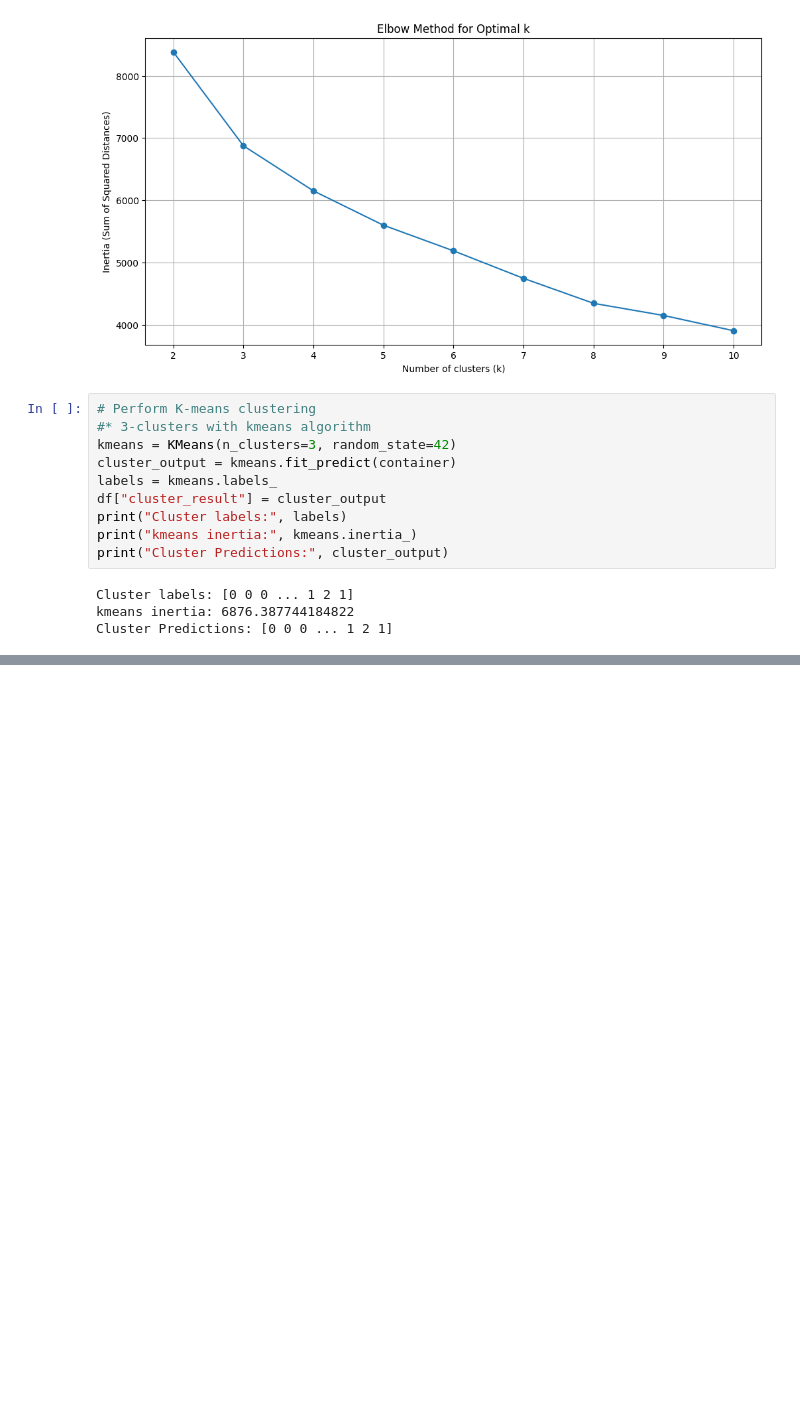
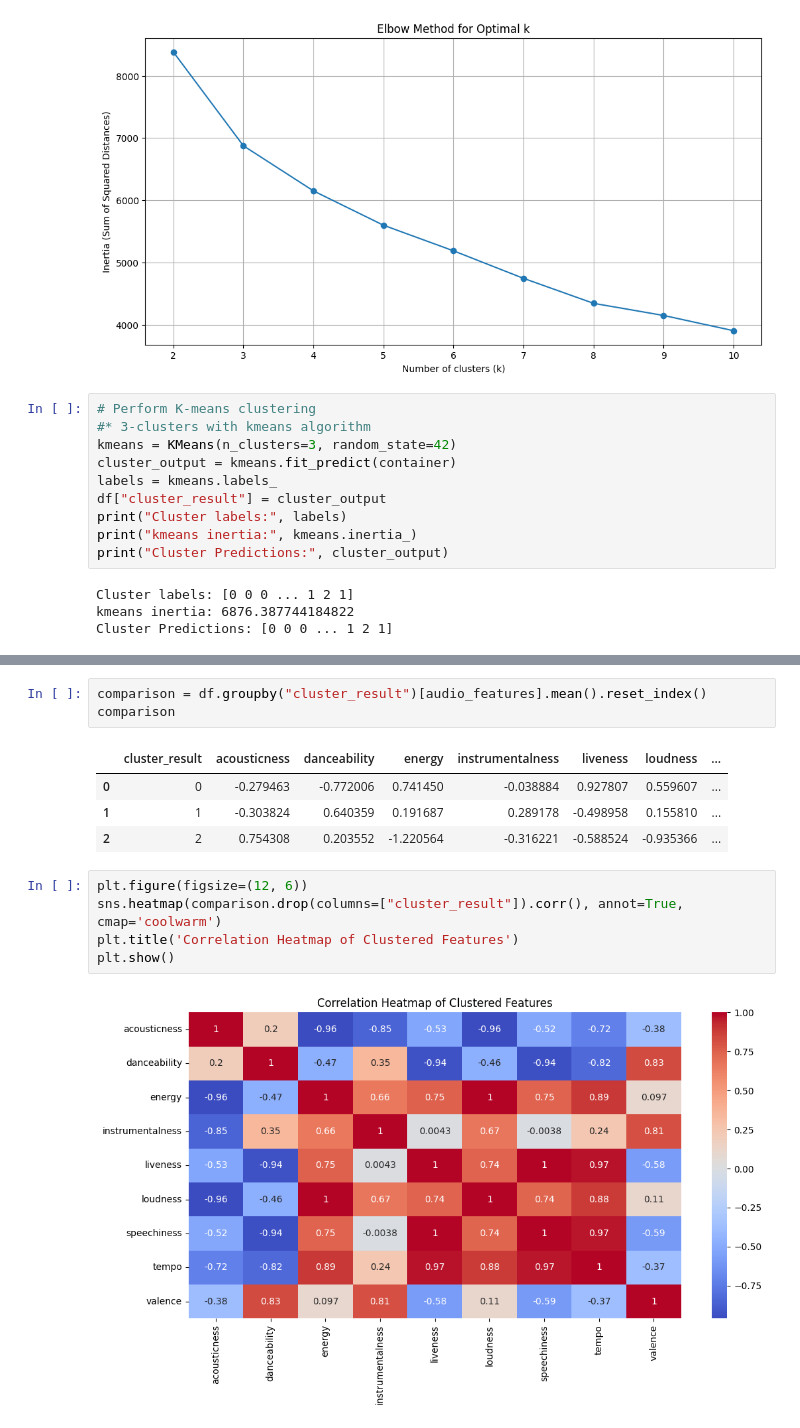
Before and after one commit to ShakyaSangam/spotify-ml-analysis, a Jupyter notebook: spotify.ipynb, the cells around one changed output, grey strips where cells are left out. Saved outputs shown, nothing was run; the diff lists cells and outputs as text; blank space fills up the shorter version.

Commit message:
cluster findings

```diff
--- a/spotify.ipynb
+++ b/spotify.ipynb
@@ -607,0 +612,15 @@ kmeans.cluster_centers_
+# %%
+comparison = df.groupby("cluster_result")[audio_features].mean().reset_index()
+comparison
+# %% [output]
+|  | cluster_result | acousticness | danceability | energy | instrumentalness | liveness | loudness | ... |
+| 0 | 0 | -0.279463 | -0.772006 | 0.741450 | -0.038884 | 0.927807 | 0.559607 | ... |
+| 1 | 1 | -0.303824 | 0.640359 | 0.191687 | 0.289178 | -0.498958 | 0.155810 | ... |
+| 2 | 2 | 0.754308 | 0.203552 | -1.220564 | -0.316221 | -0.588524 | -0.935366 | ... |
+# %%
+plt.figure(figsize=(12, 6))
+sns.heatmap(comparison.drop(columns=["cluster_result"]).corr(), annot=True, cmap='coolwarm')
+plt.title('Correlation Heatmap of Clustered Features')
+plt.show()
+# %% [output]
+[figure, added]
```
Also changed, not shown: parts of 6 cells of this notebook.
